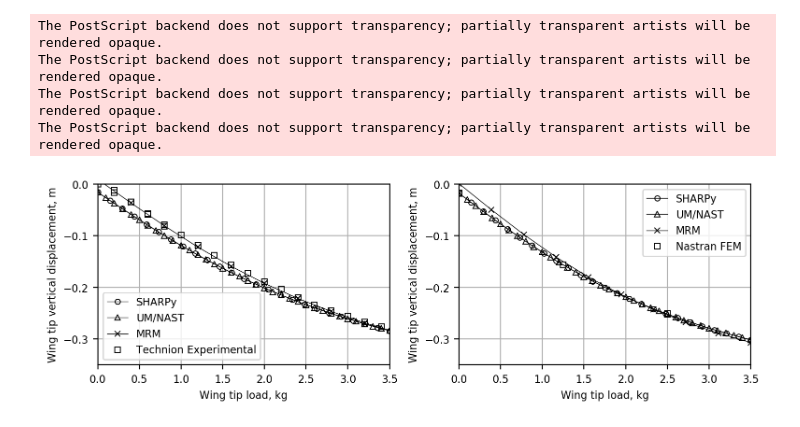
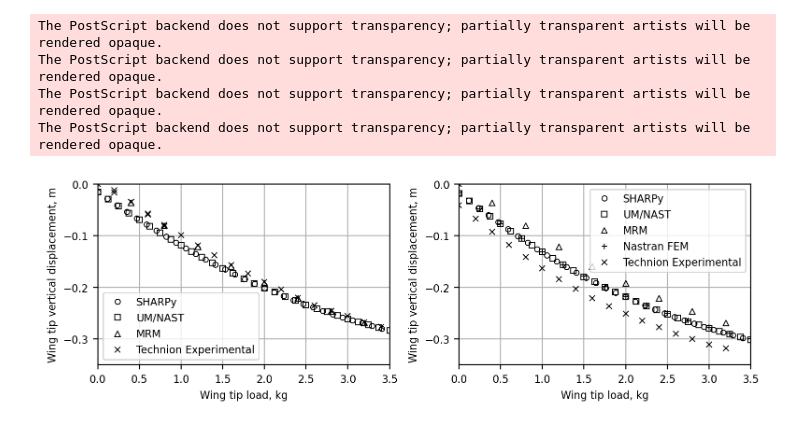
Before and after one commit to ngoiz/pazy-sharpy, a Jupyter notebook: 02_Bending/02_Bending.ipynb, the cells around one changed output. Cells and saved outputs as stored; diff of their text form; code cells hidden in the pictures.

```diff
--- a/02_Bending/02_Bending.ipynb
+++ b/02_Bending/02_Bending.ipynb
@@ -65,7 +66,17 @@ bending_results['technion_experimental'] = {'file': path_to_results + '/bending_
 load_linear_limit = 1  #kg
 for key, case in bending_results.items():
     case['data'] = np.loadtxt(case['file'])
-    case['linear'] = stats.linregress(case['data'][case['data'][:, 0] < load_linear_limit, 0], case['data'][case['data'][:, 0] < load_linear_limit, 1])
+    if case['label'] == 'Technion Experimental':
+        x = case['data'][case['data'][:, 0] < load_linear_limit, 0][1:]
+        order = np.argsort(x)
+        x = x[order]
+        y = case['data'][case['data'][:, 0] < load_linear_limit, 1][1:]
+        y = y[order]
+
+    else:
+        x = case['data'][case['data'][:, 0] < load_linear_limit, 0]
+        y = case['data'][case['data'][:, 0] < load_linear_limit, 1]
+    case['linear'] = stats.linregress(x, y)
 # %%
 cm2in = 1/2.54
 ar = 1.57
@@ -76,35 +87,39 @@ figsize = (width_cm * cm2in, width_cm / ar * cm2in)
 fig, ax = plt.subplots(ncols=2, figsize=figsize)
 
 for case in bending_results.values():
     if case['skin']:
         a = ax[0]
     else:
         a = ax[1]
 
-    a.plot(case['data'][:, 0], case['data'][:, 1], label=case['label'], marker=case['marker'], ms=case['ms'], mfc='none', ls=case.get('ls', '-'),
+    if case['marker'] == '+':
+        mfc = 'k'
+    else:
+        mfc = 'none'
+    a.plot(case['data'][:, 0], case['data'][:, 1], label=case['label'], marker=case['marker'], ms=case['s'], markeredgecolor='k', mfc=mfc, ls='none',
            lw=0.5, color='k', markeredgewidth=0.7,
            **case.get('linestyle', {}))
 
 for a in ax:
     a.legend(fontsize=8)
     a.set_xlabel('Wing tip load, kg')
     a.set_ylabel('Wing tip vertical displacement, m')
     a.grid()
     a.set_xlim(0, 3.5)
     a.set_ylim(-0.35, 0.)
 
     for item in ([a.title, a.xaxis.label, a.yaxis.label] +
              a.get_xticklabels() + a.get_yticklabels()):
         item.set_fontsize(8)
 
 plt.tight_layout()
 plt.savefig('../figures/02_Bending.eps')
 # %% [output]
 The PostScript backend does not support transparency; partially transparent artists will be rendered opaque.
 The PostScript backend does not support transparency; partially transparent artists will be rendered opaque.
 The PostScript backend does not support transparency; partially transparent artists will be rendered opaque.
 The PostScript backend does not support transparency; partially transparent artists will be rendered opaque.
-[figure, old version]
+[figure, new version]
 # %%
 print('Skin on')
 for k, case in bending_results.items():
```
Also changed, not shown: parts of 4 cells of this notebook, 2 other files.
